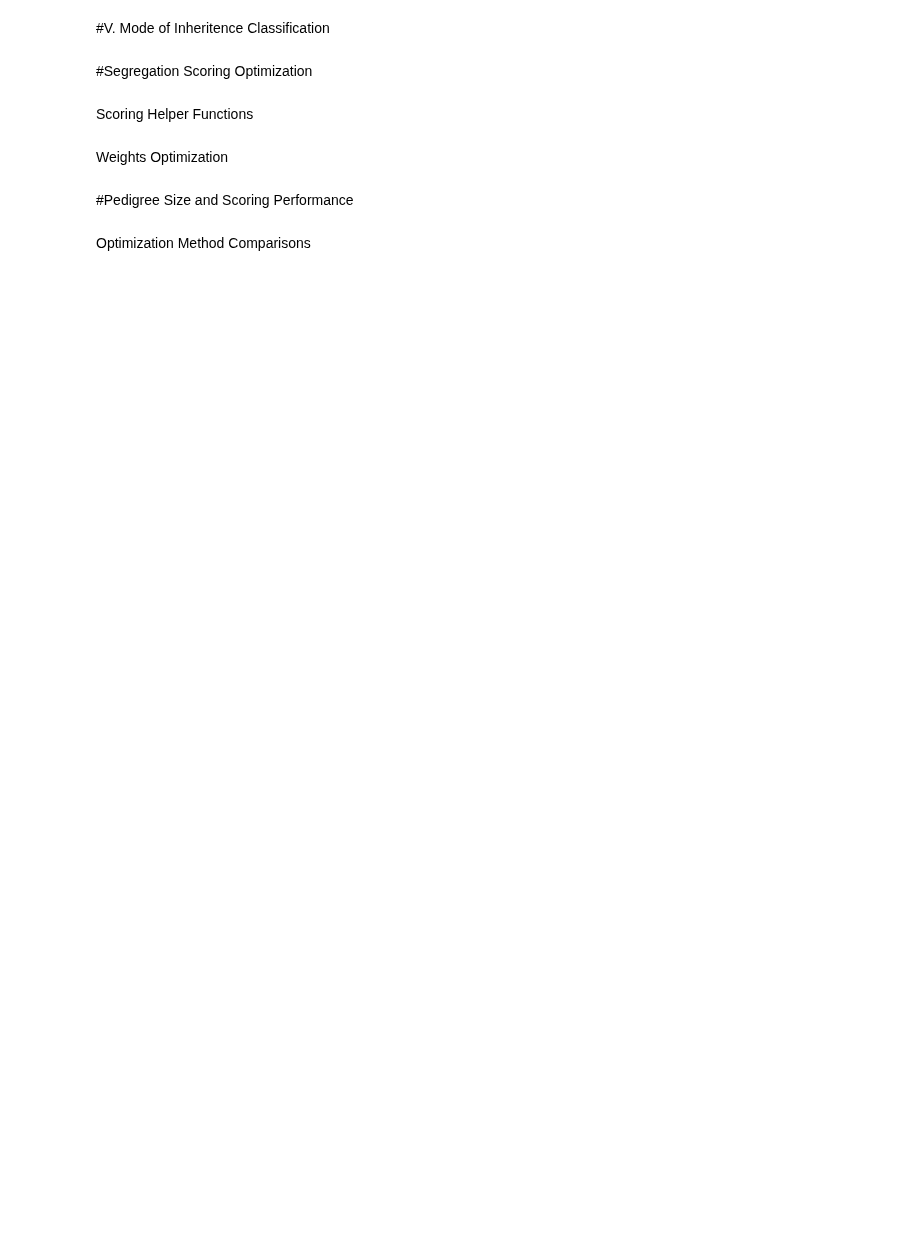
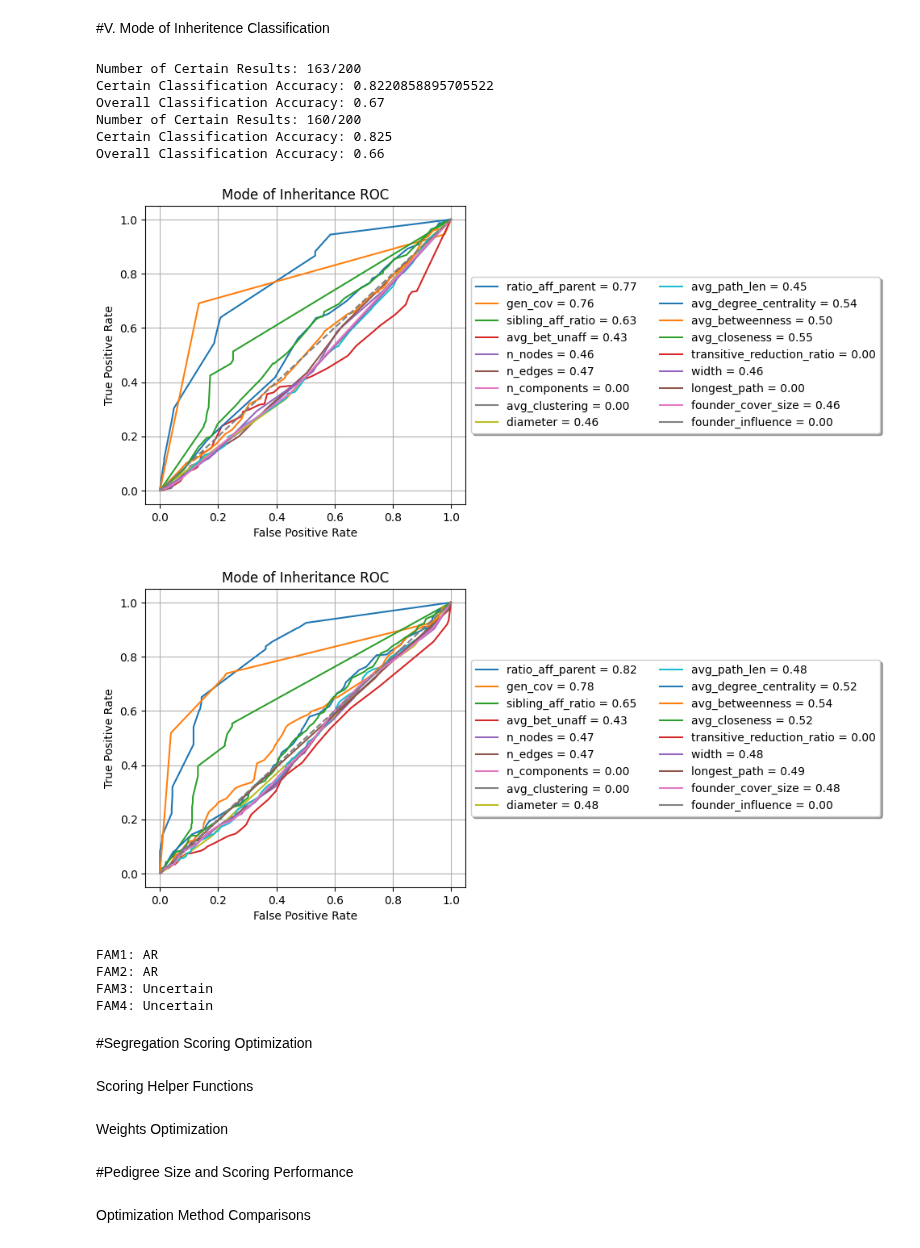
Before and after one commit to taylorngt/PedNet, a Jupyter notebook: SegregationScoring.ipynb, the cells around one changed output. Drawn from its saved outputs; the diff is of its cells as text; code cells hidden in the pictures; blank space fills up the shorter version.

```diff
--- a/SegregationScoring.ipynb
+++ b/SegregationScoring.ipynb
@@ -598,7 +624,7 @@ def segregation_network_score(G, gt, mode, Scoring_Method= 'Original', categoric
 # %% [markdown]
 #IV. Pedigree and Variant Table Simulation
 # %%
-def pedigree_generator(max_children, FamilyID, mode, generation_count, alt_freq, AffectedSpouse= False, BackpropLikelihood= False):
+def pedigree_generator(max_children, FamilyID, mode, generation_count, alt_freq, SpouseLikelihood = 0.75, AffectedSpouse= False, BackpropLikelihood= False):
         #-------------------------------------------
         # Helper Functions for Pedigree Propigation
         #-------------------------------------------
@@ -806,7 +832,9 @@ def pedigree_generator(max_children, FamilyID, mode, generation_count, alt_freq,
 
                 for child in range(random.randint(1, max_children)):
                     child_generator(PaternalID= PaternalID, MaternalID= MaternalID)
-                    recursive_pedigree_construction(current_generation+1, len(family_df))
+                    reproduction_rng = random.randint(1,100)/100
+                    if reproduction_rng <= SpouseLikelihood:
+                        recursive_pedigree_construction(current_generation+1, len(family_df))
 
 
         #-------------------------------------
@@ -993,7 +1050,8 @@ def trial_based_feature_threshold_determination(generation_count,
                     QC_pass = True
 
 
-            trial_feat_met_dict = {**pedigree_features(trial_pedigree_dg), **graph_metrics(trial_pedigree_dg), **{'actual_mode': actual_mode}}
+            trial_feat_met_dict = {**pedigree_features(trial_pedigree_dg), **graph_metrics(trial_pedigree_dg)}
+            trial_feat_met_dict['actual_mode'] = actual_mode
             trial_feat_met_df = pd.DataFrame(trial_feat_met_dict, index= [0])
 
             all_trial_pedigree_features = pd.concat(objs= [all_trial_pedigree_features, trial_feat_met_df], ignore_index=True)
@@ -1194,14 +1252,43 @@ def classify_multiple_pedigrees(Multi_Ped_Dict: dict, thresholds_dict= 0, same_s
     if same_size:
         if not thresholds_dict:
             threshold_basis_graph = random.choice(list(Multi_Ped_Dict.values()))['PedGraph']
-            thresholds_dict = trial_based_feature_threshold_determination(generation_count= max(generations(threshold_basis_graph).values())+1)
+            thresholds_dict = trial_based_feature_threshold_determination(generation_count= longest_path_length(threshold_basis_graph)+1)
         for FamilyID in Multi_Ped_Dict.keys():
             G = Multi_Ped_Dict[FamilyID]['PedGraph']
             Multi_Ped_Dict[FamilyID]['pred_mode'] = classify_pedigree(G, thresholds_dict= thresholds_dict)
+    else:
+        pedigree_sizes = set()
+        for FamilyID in Multi_Ped_Dict.keys():
+            G = Multi_Ped_Dict[FamilyID]['PedGraph']
+            pedigree_sizes.add(longest_path_length(G)+1)
+        thresholds_2d_dict = {}
+        for pedigree_size in pedigree_sizes:
+            thresholds_2d_dict[pedigree_size] = trial_based_feature_threshold_determination(generation_count= pedigree_size)
+
+        for FamilyID in Multi_Ped_Dict.keys():
+            G = Multi_Ped_Dict[FamilyID]['PedGraph']
+            Multi_Ped_Dict[FamilyID]['pred_mode'] = classify_pedigree(G, thresholds_dict= thresholds_2d_dict[longest_path_length(G)+1])
+
     return Multi_Ped_Dict
-
-    # else:
-    #     print('To be implemented later: classification of heterogeniously sized pedigrees')
+# %%
+Real_Fam_Data_Dict = classify_multiple_pedigrees(Real_Fam_Data_Dict, same_size= False)
+# %% [output]
+Number of Certain Results: 163/200
+Certain Classification Accuracy: 0.8220858895705522
+Overall Classification Accuracy: 0.67
+Number of Certain Results: 160/200
+Certain Classification Accuracy: 0.825
+Overall Classification Accuracy: 0.66
+[figure, added]
+[figure, added]
+# %%
+for FamilyID in Real_Fam_Data_Dict.keys():
+    print(f'{FamilyID}: {Real_Fam_Data_Dict[FamilyID]["pred_mode"]}')
+# %% [output]
+FAM1: AR
+FAM2: AR
+FAM3: Uncertain
+FAM4: Uncertain
 # %%
 def pedigree_group_mode_agreement(Multi_Ped_Dict: dict):
     '''
```
Also changed, not shown: parts of 25 cells of this notebook, 7 other files.
